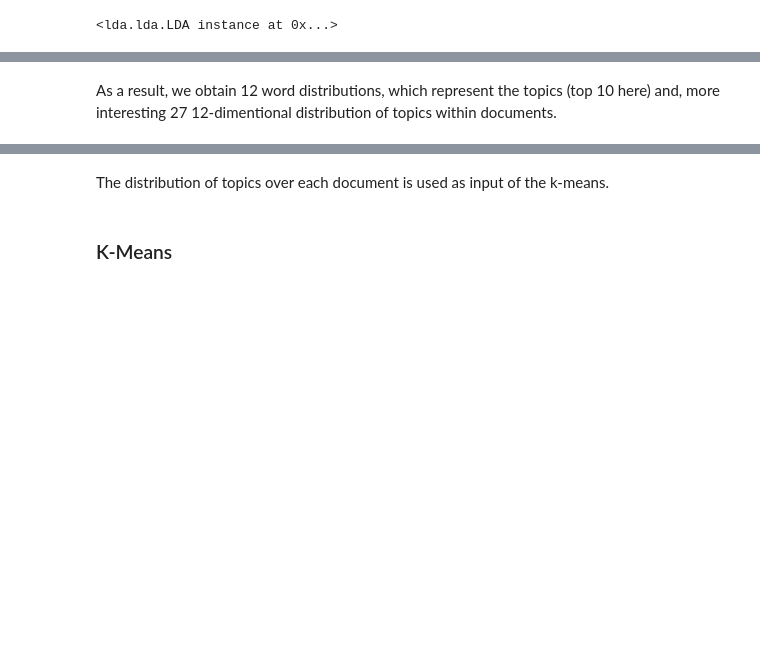
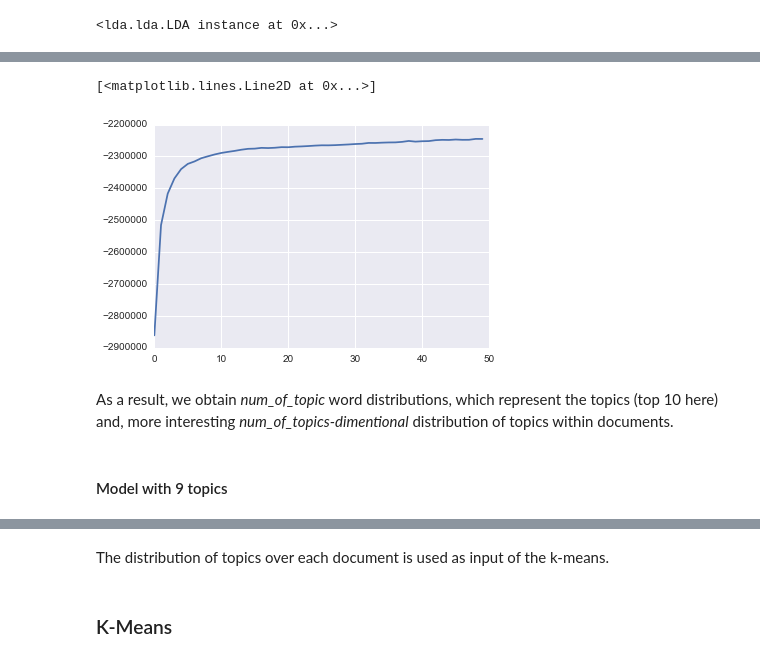
Before and after one commit to sereprz/ShakespeareTextAnalysis, a Jupyter notebook: nlp_shakespeare.ipynb, the cells around one changed output, grey strips where cells are left out. Saved outputs shown, nothing was run; the diff lists cells and outputs as text; code cells hidden in the pictures; blank space fills up the shorter version.

```diff
--- a/nlp_shakespeare.ipynb
+++ b/nlp_shakespeare.ipynb
@@ -187,5 +209,12 @@ topic_model.loglikelihood()
+# %%
+plt.plot(topic_model.loglikelihoods_)
+# %% [output]
+[<matplotlib.lines.Line2D at 0x...>]
+[figure, added]
 # %% [markdown]
-As a result, we obtain 12 word distributions, which represent the topics (top 10 here) and, more interesting 27 12-dimentional distribution of topics within documents.
+As a result, we obtain *num_of_topic* word distributions, which represent the topics (top 10 here) and, more interesting  *num_of_topics-dimentional* distribution of topics within documents.
+# %% [markdown]
+#### Model with 9 topics
 # %%
 topic_word = topic_model.topic_word_
 
```
Also changed, not shown: parts of 34 cells of this notebook.
